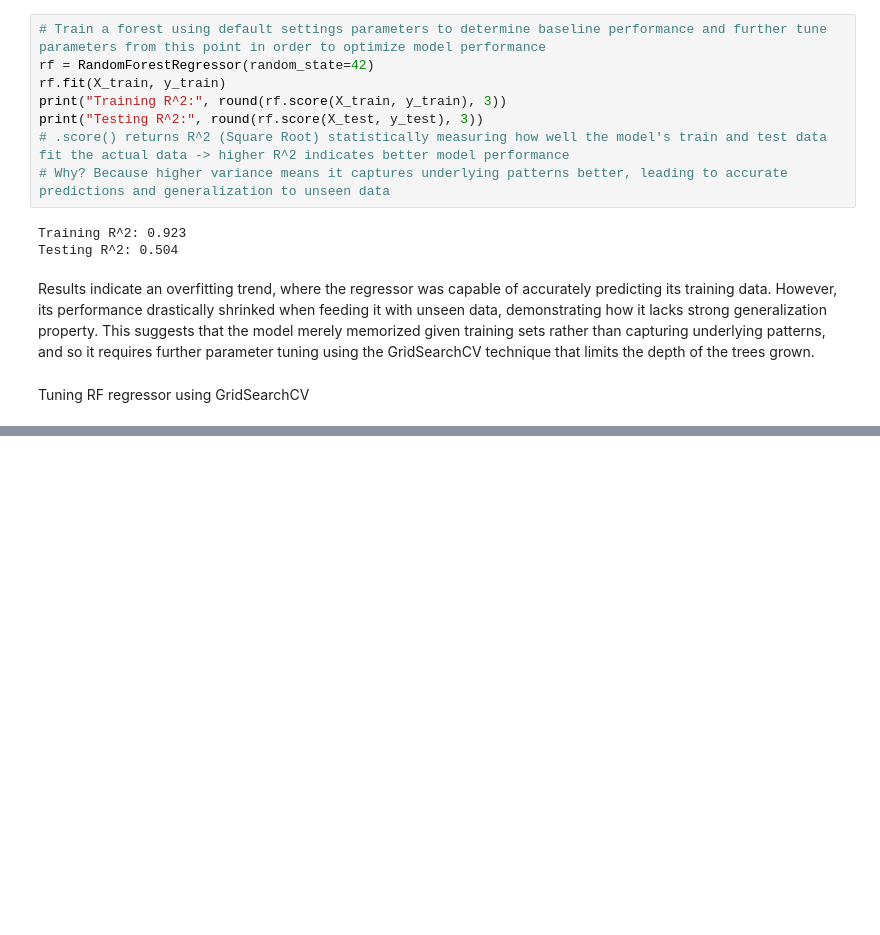
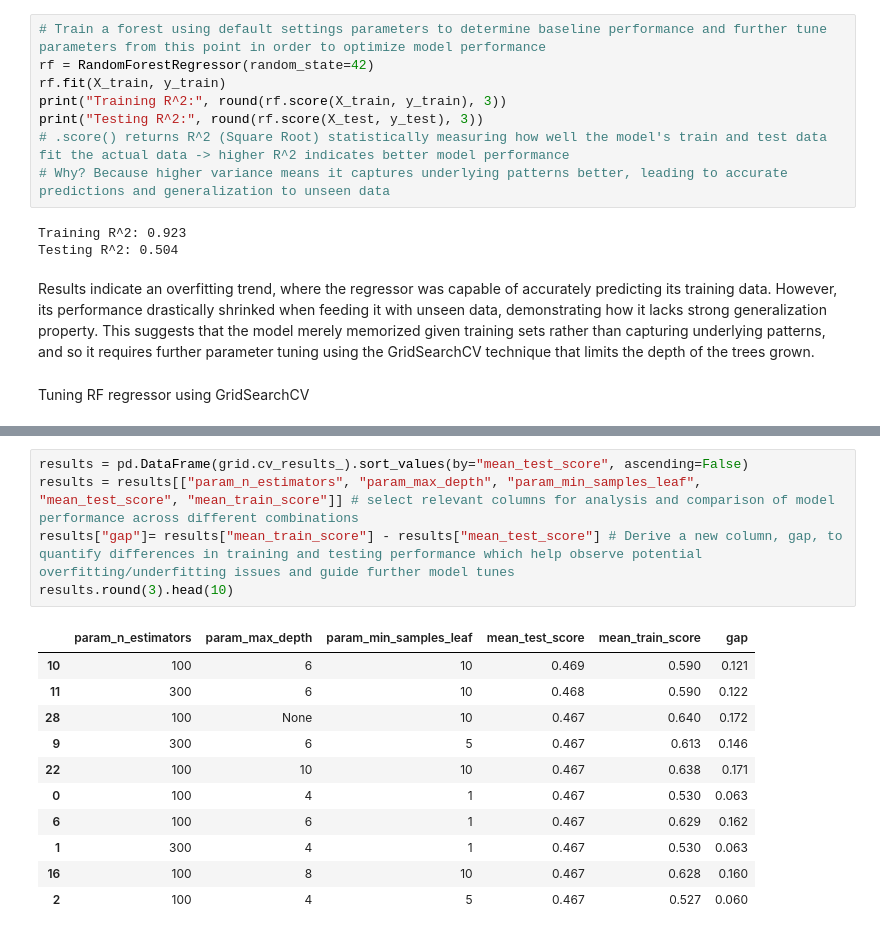
Before and after one commit to HamsMSaidam/QUALIFY, a Jupyter notebook: notebooks/02_EDA_randomforest_layan.ipynb, the cells around one changed output, grey strips where cells are left out. Saved outputs shown, nothing was run; the diff lists cells and outputs as text; blank space fills up the shorter version.

```diff
--- a/notebooks/02_EDA_randomforest_layan.ipynb
+++ b/notebooks/02_EDA_randomforest_layan.ipynb
@@ -405,0 +406,17 @@ Best CV R2:  0.4687
+# %%
+results = pd.DataFrame(grid.cv_results_).sort_values(by="mean_test_score", ascending=False)
+results = results[["param_n_estimators", "param_max_depth", "param_min_samples_leaf", "mean_test_score", "mean_train_score"]] # select relevant columns for analysis and comparison of model performance across different combinations
+results["gap"]= results["mean_train_score"] - results["mean_test_score"] # Derive a new column, gap, to quantify differences in training and testing performance which help observe potential overfitting/underfitting issues and guide further model tunes
+results.round(3).head(10)
+# %% [output]
+|  | param_n_estimators | param_max_depth | param_min_samples_leaf | mean_test_score | mean_train_score | gap |
+| 10 | 100 | 6 | 10 | 0.469 | 0.590 | 0.121 |
+| 11 | 300 | 6 | 10 | 0.468 | 0.590 | 0.122 |
+| 28 | 100 | None | 10 | 0.467 | 0.640 | 0.172 |
+| 9 | 300 | 6 | 5 | 0.467 | 0.613 | 0.146 |
+| 22 | 100 | 10 | 10 | 0.467 | 0.638 | 0.171 |
+| 0 | 100 | 4 | 1 | 0.467 | 0.530 | 0.063 |
+| 6 | 100 | 6 | 1 | 0.467 | 0.629 | 0.162 |
+| 1 | 300 | 4 | 1 | 0.467 | 0.530 | 0.063 |
+| 16 | 100 | 8 | 10 | 0.467 | 0.628 | 0.160 |
+| 2 | 100 | 4 | 5 | 0.467 | 0.527 | 0.060 |
```
Also changed, not shown: parts of 6 cells of this notebook, 3 other files.
